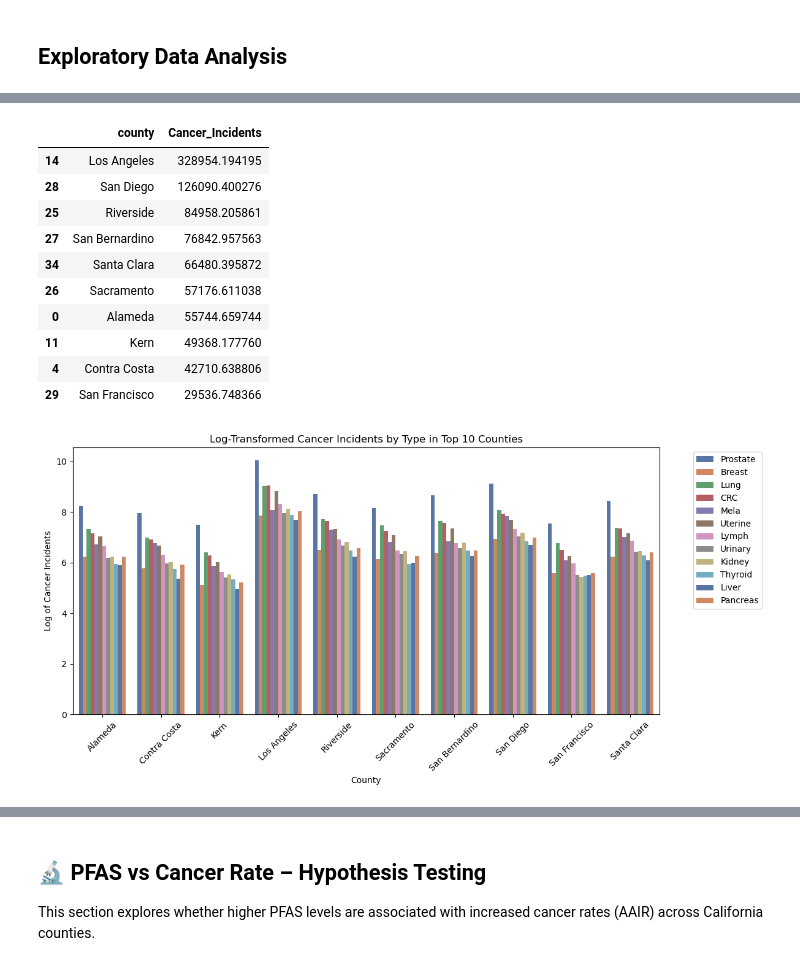
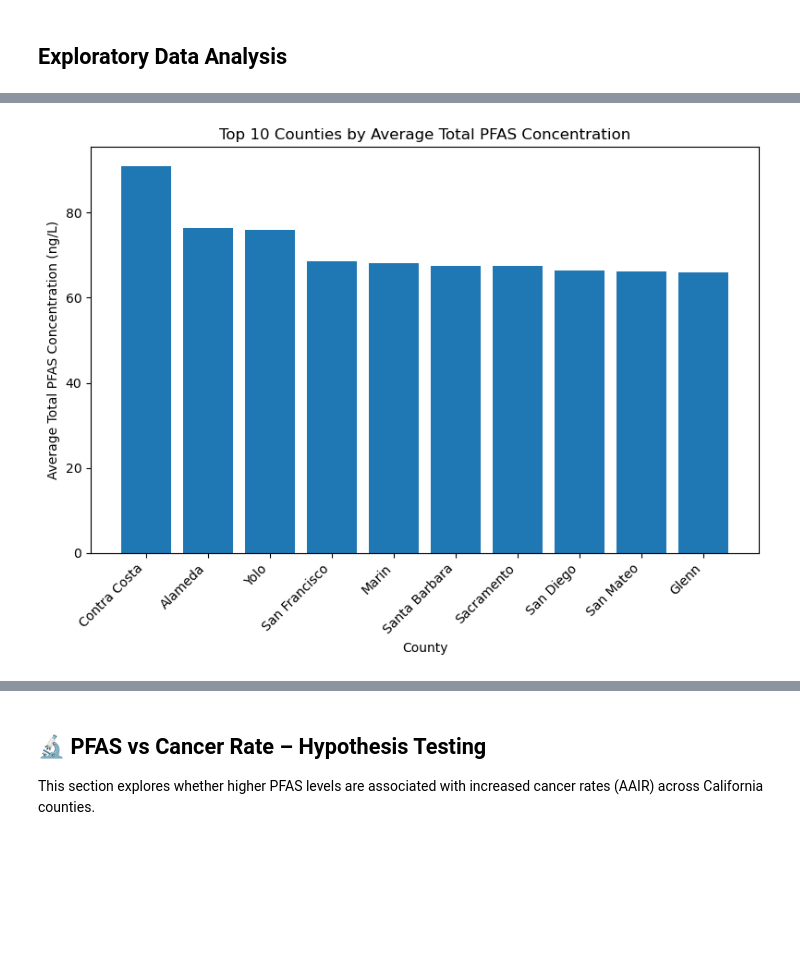
Before and after one commit to UsmanAsghar23/PFAS-Cancer, a Jupyter notebook: Progress-report.ipynb, the cells around one changed output, grey strips where cells are left out. Drawn from its saved outputs; the diff is of its cells as text; code cells hidden in the pictures; blank space fills up the shorter version.

```diff
--- a/Progress-report.ipynb
+++ b/Progress-report.ipynb
@@ -161,5 +138,4 @@ final_df.head(2)
 # %% [markdown]
 ## Exploratory Data Analysis
 # %%
-df = pd.read_csv('data/cleaned/cleaned_pfas_cancer_merged.csv')
-df.head()
+df = pd.read_csv('cleaned_pfas_cancer_merged.csv')
@@ -253,52 +142,7 @@ plt.show()
-# %%
-# Get unique cancer incidents by county by first dropping duplicates
-unique_cancer_df = df.drop_duplicates(subset=['county', 'Cancer', 'Sex', 'Cancer_Incidents'])
-
-# Now sum up the unique cancer incidents by county
-cancer_by_county = unique_cancer_df.groupby("county")["Cancer_Incidents"].sum().reset_index()
-cancer_by_county = cancer_by_county.sort_values(by="Cancer_Incidents", ascending=False)
-cancer_by_county.head(10)
-# %% [output]
-|  | county | Cancer_Incidents |
-| 14 | Los Angeles | 328954.194195 |
-| 28 | San Diego | 126090.400276 |
-| 25 | Riverside | 84958.205861 |
-| 27 | San Bernardino | 76842.957563 |
-| 34 | Santa Clara | 66480.395872 |
-| 26 | Sacramento | 57176.611038 |
-| 0 | Alameda | 55744.659744 |
-| 11 | Kern | 49368.177760 |
-| 4 | Contra Costa | 42710.638806 |
-| 29 | San Francisco | 29536.748366 |
-# %%
-# Filter out AllSite and get top 10 counties
-top_10_counties = cancer_by_county["county"][:10].tolist()
-
-# Filter data for top 10 counties and exclude AllSite
-plot_data = df[
-    (df["county"].isin(top_10_counties)) &
-    (df["Cancer"] != "AllSite")
-].copy()
-
-# Apply log transformation to Cancer_Incidents
-plot_data['Cancer_Incidents'] = np.log(plot_data['Cancer_Incidents'])
-
-plt.figure(figsize=(12, 6))
-sns.barplot(
-    data=plot_data,
-    x="county",
-    y="Cancer_Incidents",
-    hue="Cancer",
-    errorbar=None,
-    palette="deep" # Using husl palette for better color differentiation
-)
-
-plt.xlabel("County")
-plt.ylabel("Log of Cancer Incidents")
-plt.title("Log-Transformed Cancer Incidents by Type in Top 10 Counties")
-plt.xticks(rotation=45)
-plt.legend(bbox_to_anchor=(1.05, 1), loc='upper left')
-plt.tight_layout()
-plt.show()
-# %% [output]
-[figure, removed]
+# %%
+from visualizations import get_top_ten_cancer_counties, get_top_ten_pfas_counties, hypothesis_plot
+plot = get_top_ten_pfas_counties(df)
+
+plot.show()
+# %% [output]
+[figure, added]
```
Also changed, not shown: parts of 27 cells of this notebook, 10 other files.
